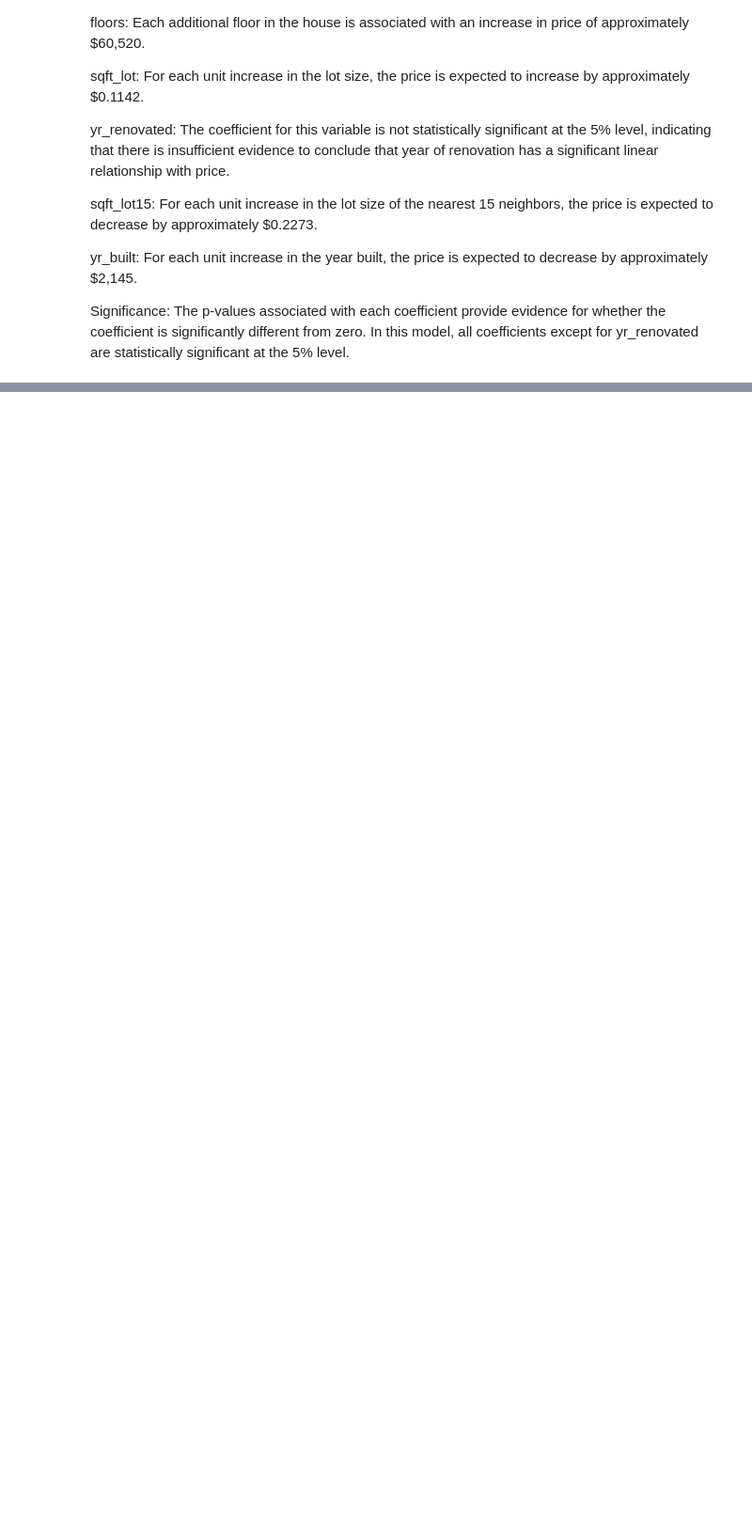
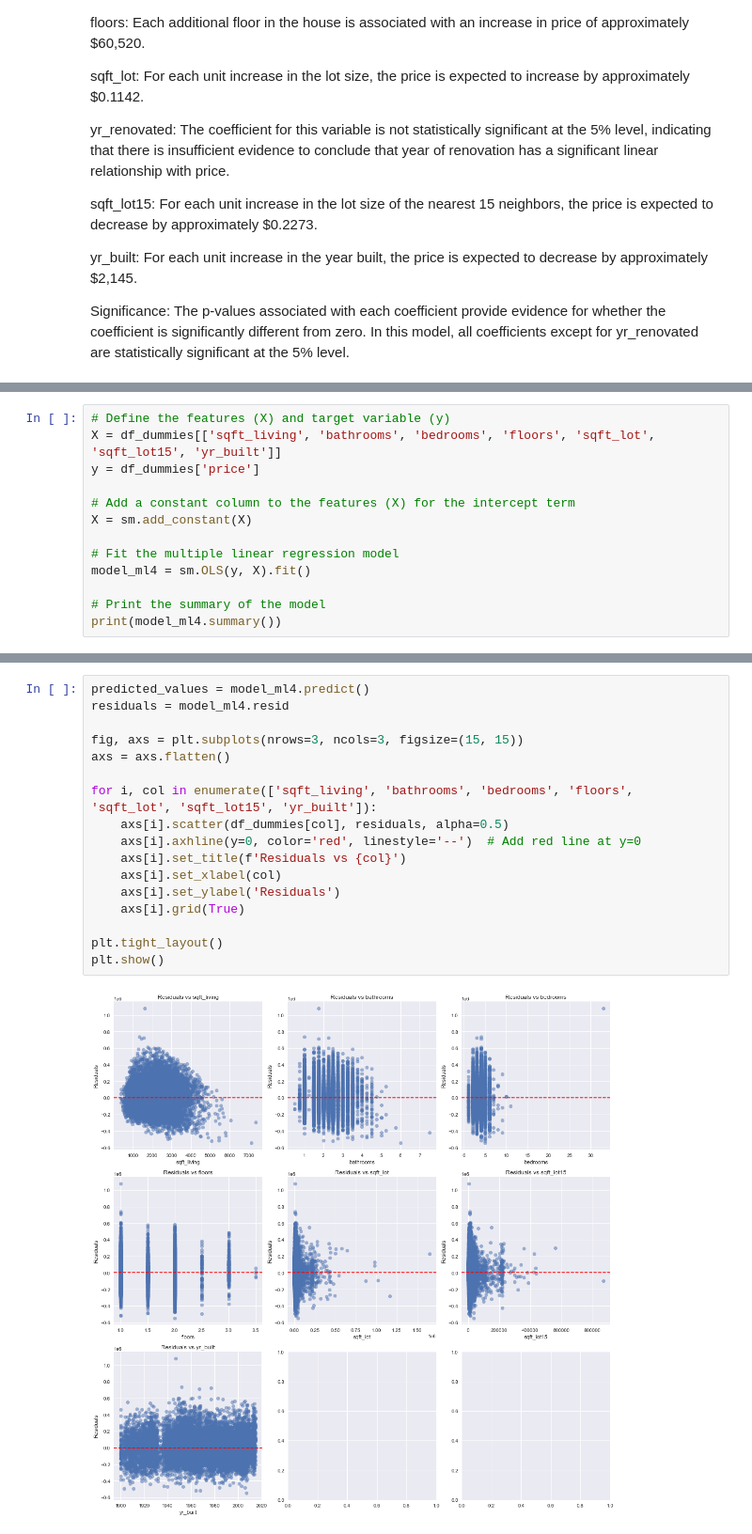
Before and after one commit to whareverr/dsc-phase-2-project-v2-3, a Jupyter notebook: student.ipynb, the cells around one changed output, grey strips where cells are left out. Shown at 94% size. Saved outputs shown, nothing was run; the diff lists cells and outputs as text; blank space fills up the shorter version.

```diff
--- a/student.ipynb
+++ b/student.ipynb
@@ -866,0 +910,13 @@ In this model, all coefficients except for yr_renovated are statistically signif
+# %%
+# Define the features (X) and target variable (y)
+X = df_dummies[['sqft_living', 'bathrooms', 'bedrooms', 'floors', 'sqft_lot', 'sqft_lot15', 'yr_built']]
+y = df_dummies['price']
+
+# Add a constant column to the features (X) for the intercept term
+X = sm.add_constant(X)
+
+# Fit the multiple linear regression model
+model_ml4 = sm.OLS(y, X).fit()
+
+# Print the summary of the model
+print(model_ml4.summary())
@@ -866,0 +967,19 @@ In this model, all coefficients except for yr_renovated are statistically signif
+# %%
+predicted_values = model_ml4.predict()
+residuals = model_ml4.resid
+
+fig, axs = plt.subplots(nrows=3, ncols=3, figsize=(15, 15))
+axs = axs.flatten()
+
+for i, col in enumerate(['sqft_living', 'bathrooms', 'bedrooms', 'floors', 'sqft_lot', 'sqft_lot15', 'yr_built']):
+    axs[i].scatter(df_dummies[col], residuals, alpha=0.5)
+    axs[i].axhline(y=0, color='red', linestyle='--')  # Add red line at y=0
+    axs[i].set_title(f'Residuals vs {col}')
+    axs[i].set_xlabel(col)
+    axs[i].set_ylabel('Residuals')
+    axs[i].grid(True)
+
+plt.tight_layout()
+plt.show()
+# %% [output]
+[figure, added]
```
Also changed, not shown: parts of 13 cells of this notebook.
